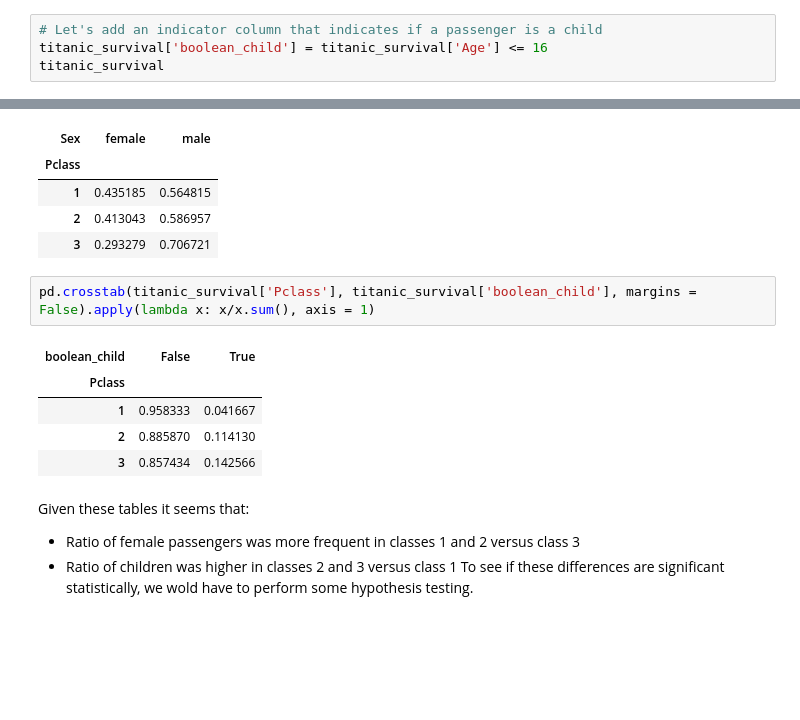
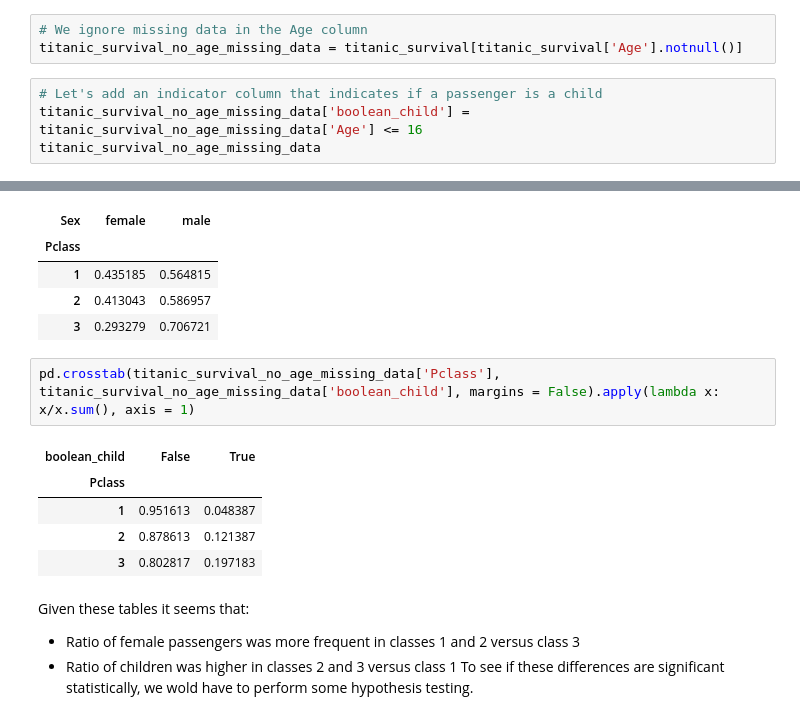
Before and after one commit to jboludae/DAND_project_2, a Jupyter notebook: titanic_survival_analysis.ipynb, the cells around one changed output, grey strips where cells are left out. Drawn from its saved outputs; the diff is of its cells as text; blank space fills up the shorter version.

```diff
--- a/titanic_survival_analysis.ipynb
+++ b/titanic_survival_analysis.ipynb
@@ -263,8 +273,11 @@ This plots do not lead anywhere and the crosstab contradicts our intuition. So,
 # Where children and women more frequent in a certain Pclass?
 # %% [markdown]
 We first consider a very basic definition of a child: every passenger of age less than 16 years old will be considered a child.
+# %%
+# We ignore missing data in the Age column
+titanic_survival_no_age_missing_data = titanic_survival[titanic_survival['Age'].notnull()]
 # %%
 # Let's add an indicator column that indicates if a passenger is a child
-titanic_survival['boolean_child'] = titanic_survival['Age'] <= 16
-titanic_survival
+titanic_survival_no_age_missing_data['boolean_child'] = titanic_survival_no_age_missing_data['Age'] <= 16
+titanic_survival_no_age_missing_data
 # %% [output]
@@ -324,13 +342,13 @@ pd.crosstab(titanic_survival['Pclass'], titanic_survival['Sex'], margins = False
 | 2 | 0.413043 | 0.586957 |
 | 3 | 0.293279 | 0.706721 |
 # %%
-pd.crosstab(titanic_survival['Pclass'], titanic_survival['boolean_child'], margins = False).apply(lambda x: x/x.sum(), axis = 1)
+pd.crosstab(titanic_survival_no_age_missing_data['Pclass'], titanic_survival_no_age_missing_data['boolean_child'], margins = False).apply(lambda x: x/x.sum(), axis = 1)
 # %% [output]
 | boolean_child | False | True |
 | Pclass |  |  |
-| 1 | 0.958333 | 0.041667 |
-| 2 | 0.885870 | 0.114130 |
-| 3 | 0.857434 | 0.142566 |
+| 1 | 0.951613 | 0.048387 |
+| 2 | 0.878613 | 0.121387 |
+| 3 | 0.802817 | 0.197183 |
 # %% [markdown]
 Given these tables it seems that:
 - Ratio of female passengers was more frequent in classes 1 and 2 versus class 3
```
Also changed, not shown: parts of 15 cells of this notebook, 1 other file.
